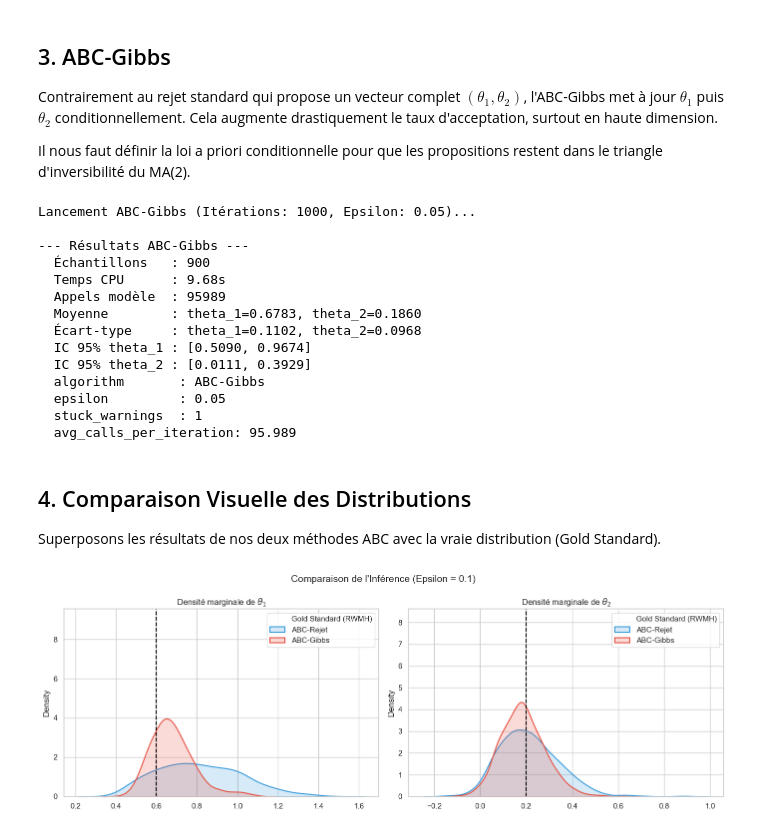
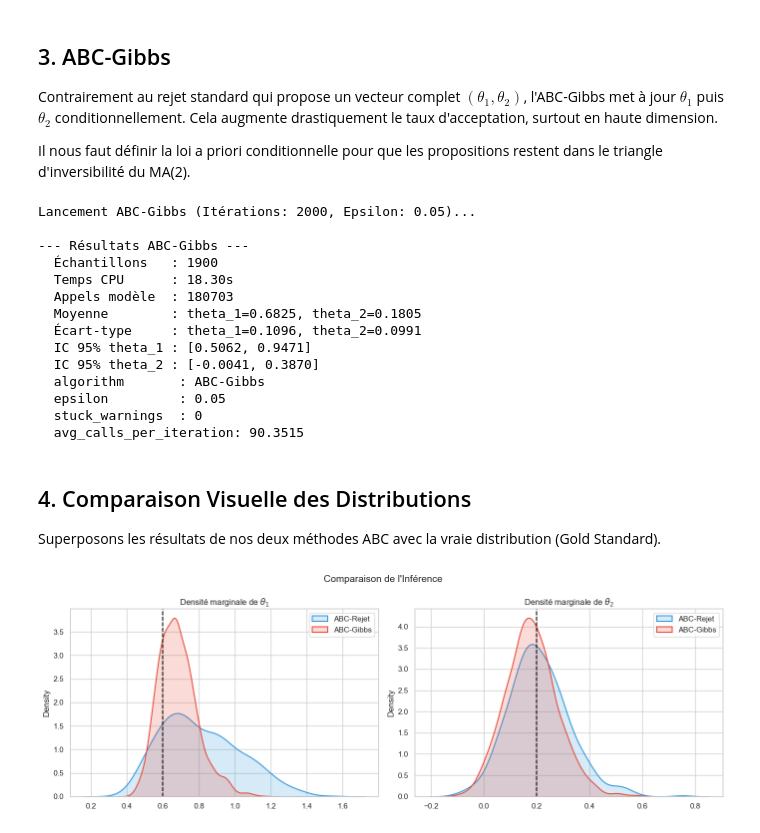
Before and after one commit to kalfonruben-oss/Gibbs-and-ABC, a Jupyter notebook: notebooks/abc_methods.ipynb, the cells around one changed output. Cells and saved outputs as stored; diff of their text form; code cells hidden in the pictures.

```diff
--- a/notebooks/abc_methods.ipynb
+++ b/notebooks/abc_methods.ipynb
@@ -130,7 +130,7 @@ sampler_gibbs = ABCGibbsSampler(
 )
 
 # --- PARAMÈTRES ABC GIBBS ---
-n_iters_gibbs = 1000
+n_iters_gibbs = 2000
 epsilon_gibbs = 0.05
 
 print(f"Lancement ABC-Gibbs (Itérations: {n_iters_gibbs}, Epsilon: {epsilon_gibbs})...")
@@ -143,49 +143,47 @@ res_gibbs.samples = res_gibbs.samples[burnin_gibbs:]
 print("\n--- Résultats ABC-Gibbs ---")
 res_gibbs.summary()
 # %% [output]
-Lancement ABC-Gibbs (Itérations: 1000, Epsilon: 0.05)...
+Lancement ABC-Gibbs (Itérations: 2000, Epsilon: 0.05)...
 
 --- Résultats ABC-Gibbs ---
-  Échantillons   : 900
-  Temps CPU      : 9.68s
-  Appels modèle  : 95989
-  Moyenne        : theta_1=0.6783, theta_2=0.1860
-  Écart-type     : theta_1=0.1102, theta_2=0.0968
-  IC 95% theta_1 : [0.5090, 0.9674]
-  IC 95% theta_2 : [0.0111, 0.3929]
+  Échantillons   : 1900
+  Temps CPU      : 18.30s
+  Appels modèle  : 180703
+  Moyenne        : theta_1=0.6825, theta_2=0.1805
+  Écart-type     : theta_1=0.1096, theta_2=0.0991
+  IC 95% theta_1 : [0.5062, 0.9471]
+  IC 95% theta_2 : [-0.0041, 0.3870]
   algorithm       : ABC-Gibbs
   epsilon         : 0.05
-  stuck_warnings  : 1
-  avg_calls_per_iteration: 95.989
+  stuck_warnings  : 0
+  avg_calls_per_iteration: 90.3515
 # %% [markdown]
 ## 4. Comparaison Visuelle des Distributions
 Superposons les résultats de nos deux méthodes ABC avec la vraie distribution (Gold Standard).
 # %%
 fig, axes = plt.subplots(1, 2, figsize=(14, 5))
 
 # Liste des résultats à tracer
-results = {
-    "Gold Standard (RWMH)": (res_gold, 'black', 2, 0.0),
-    "ABC-Rejet": (res_rej, '#3498db', 1.5, 0.2),
+results = {    "ABC-Rejet": (res_rej, '#3498db', 1.5, 0.2),
     "ABC-Gibbs": (res_gibbs, '#e74c3c', 1.5, 0.2)
 }
 
 for name, (res, color, lw, alpha) in results.items():
     if len(res.samples) > 0:
         sns.kdeplot(res.samples[:, 0], ax=axes[0], label=name, color=color, linewidth=lw, fill=(alpha>0), alpha=alpha)
         sns.kdeplot(res.samples[:, 1], ax=axes[1], label=name, color=color, linewidth=lw, fill=(alpha>0), alpha=alpha)
 
 axes[0].axvline(theta_true[0], color='black', linestyle='--')
 axes[1].axvline(theta_true[1], color='black', linestyle='--')
 
 axes[0].set_title(r"Densité marginale de $\theta_1$")
 axes[0].legend()
 
 axes[1].set_title(r"Densité marginale de $\theta_2$")
 axes[1].legend()
 
-plt.suptitle(f"Comparaison de l'Inférence (Epsilon = {epsilon_rej})", fontsize=14)
+plt.suptitle(f"Comparaison de l'Inférence", fontsize=14)
 plt.tight_layout()
 plt.show()
 # %% [output]
-[figure, old version]
+[figure, new version]
```
Also changed, not shown: parts of 1 cell of this notebook.
